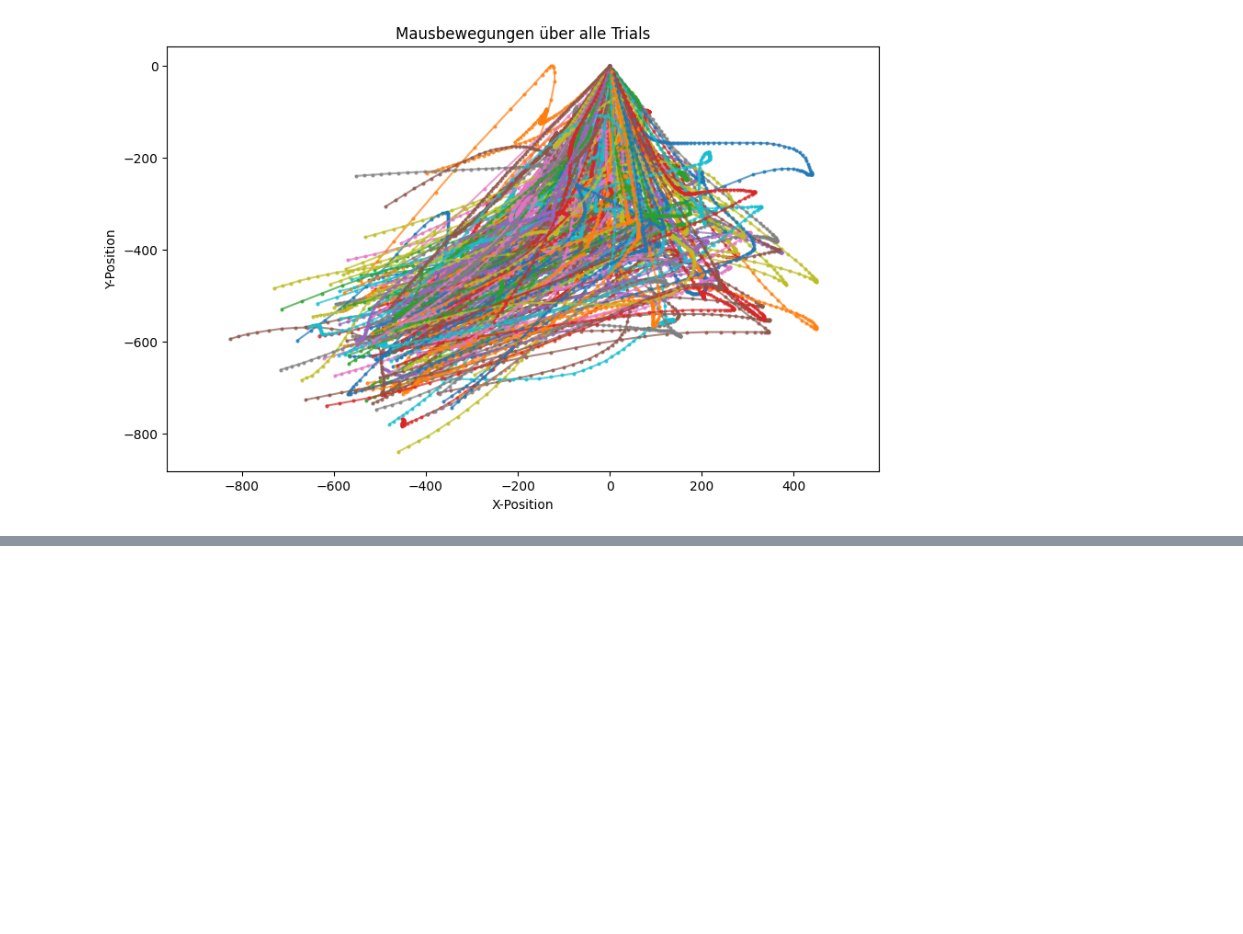
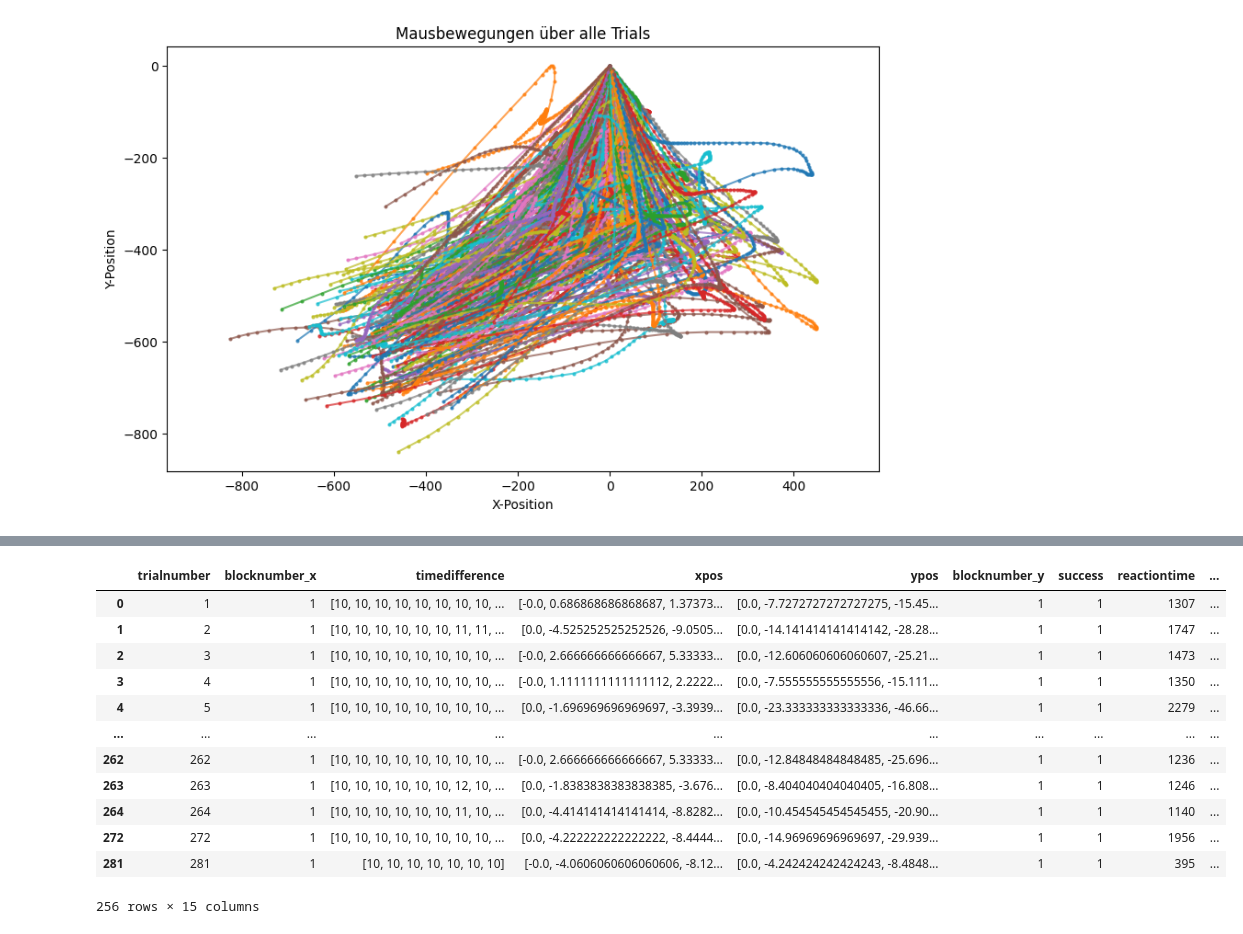
Before and after one commit to Michael1Mueller/continuousSimonTask, a Jupyter notebook: preprocessing.ipynb, the cells around one changed output, grey strips where cells are left out. Cells and saved outputs as stored; diff of their text form; code cells hidden in the pictures; blank space fills up the shorter version.

```diff
--- a/preprocessing.ipynb
+++ b/preprocessing.ipynb
@@ -200,0 +224,34 @@ plt.show()
+# %%
+# für curvature
+def calculate_curvature_horizontal(xpos, ypos):
+    start = np.array([xpos[0], ypos[0]])
+    end = np.array([xpos[-1], ypos[-1]])
+
+    # geraden
+    straight_line_x = np.linspace(start[0], end[0], len(xpos))  # Normierte x werte
+    straight_line_y = np.linspace(start[1], end[1], len(ypos))  # Normierte y werte. braucht man hier aber ned
+
+    curvature = 0
+    for x, x_line in zip(xpos, straight_line_x):
+        distance = abs(x - x_line)
+        curvature += distance
+
+    return curvature
+
+mirrored_df['curvature'] = mirrored_df.apply(lambda row: calculate_curvature_horizontal(row['xpos'], row['ypos']), axis=1)
+
+mirrored_df
+# %% [output]
+|  | trialnumber | blocknumber_x | timedifference | xpos | ypos | blocknumber_y | success | reactiontime | ... |
+| 0 | 1 | 1 | [10, 10, 10, 10, 10, 10, 10, 10, ... | [-0.0, 0.686868686868687, 1.37373... | [0.0, -7.7272727272727275, -15.45... | 1 | 1 | 1307 | ... |
+| 1 | 2 | 1 | [10, 10, 10, 10, 10, 10, 11, 11, ... | [0.0, -4.525252525252526, -9.0505... | [0.0, -14.141414141414142, -28.28... | 1 | 1 | 1747 | ... |
+| 2 | 3 | 1 | [10, 10, 10, 10, 10, 10, 10, 10, ... | [-0.0, 2.666666666666667, 5.33333... | [0.0, -12.606060606060607, -25.21... | 1 | 1 | 1473 | ... |
+| 3 | 4 | 1 | [10, 10, 10, 10, 10, 10, 10, 10, ... | [-0.0, 1.1111111111111112, 2.2222... | [0.0, -7.555555555555556, -15.111... | 1 | 1 | 1350 | ... |
+| 4 | 5 | 1 | [10, 10, 10, 10, 10, 10, 10, 10, ... | [0.0, -1.696969696969697, -3.3939... | [0.0, -23.333333333333336, -46.66... | 1 | 1 | 2279 | ... |
+| ... | ... | ... | ... | ... | ... | ... | ... | ... | ... |
+| 262 | 262 | 1 | [10, 10, 10, 10, 10, 10, 10, 10, ... | [-0.0, 2.666666666666667, 5.33333... | [0.0, -12.84848484848485, -25.696... | 1 | 1 | 1236 | ... |
+| 263 | 263 | 1 | [10, 10, 10, 10, 10, 10, 12, 10, ... | [0.0, -1.8383838383838385, -3.676... | [0.0, -8.404040404040405, -16.808... | 1 | 1 | 1246 | ... |
+| 264 | 264 | 1 | [10, 10, 10, 10, 10, 10, 11, 10, ... | [0.0, -4.414141414141414, -8.8282... | [0.0, -10.454545454545455, -20.90... | 1 | 1 | 1140 | ... |
+| 272 | 272 | 1 | [10, 10, 10, 10, 10, 10, 10, 10, ... | [0.0, -4.222222222222222, -8.4444... | [0.0, -14.96969696969697, -29.939... | 1 | 1 | 1956 | ... |
+| 281 | 281 | 1 | [10, 10, 10, 10, 10, 10, 10] | [-0.0, -4.0606060606060606, -8.12... | [0.0, -4.242424242424243, -8.4848... | 1 | 1 | 395 | ... |
+256 rows × 15 columns
```
Also changed, not shown: parts of 3 cells of this notebook.
